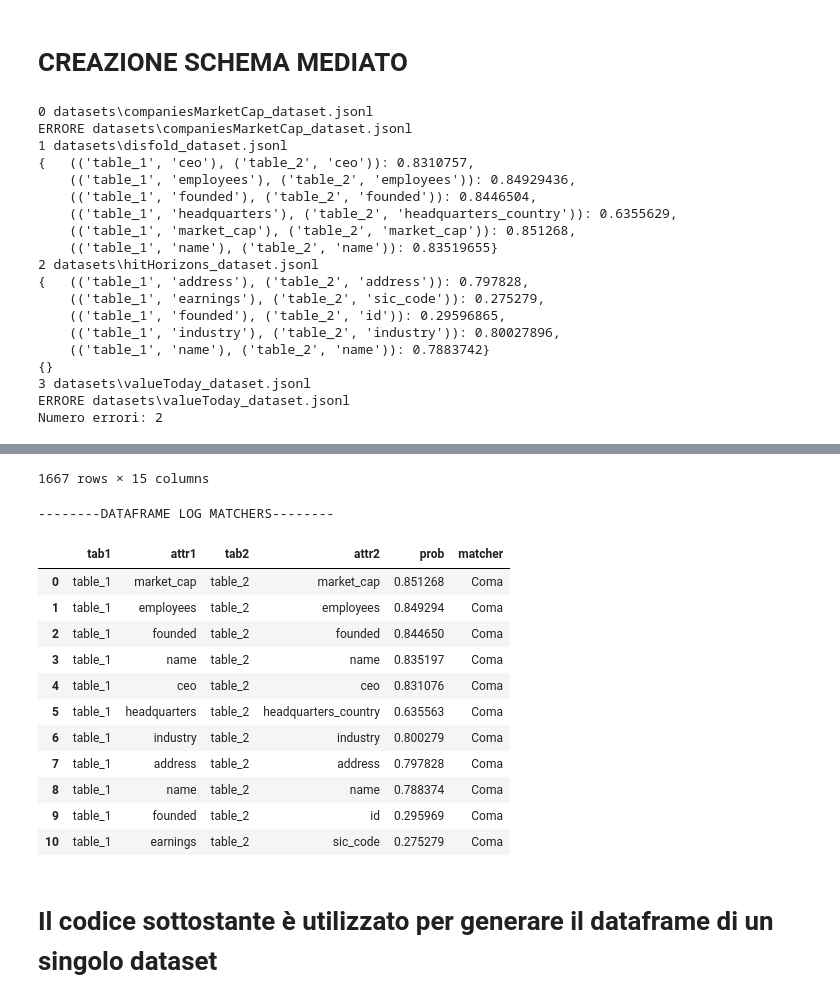
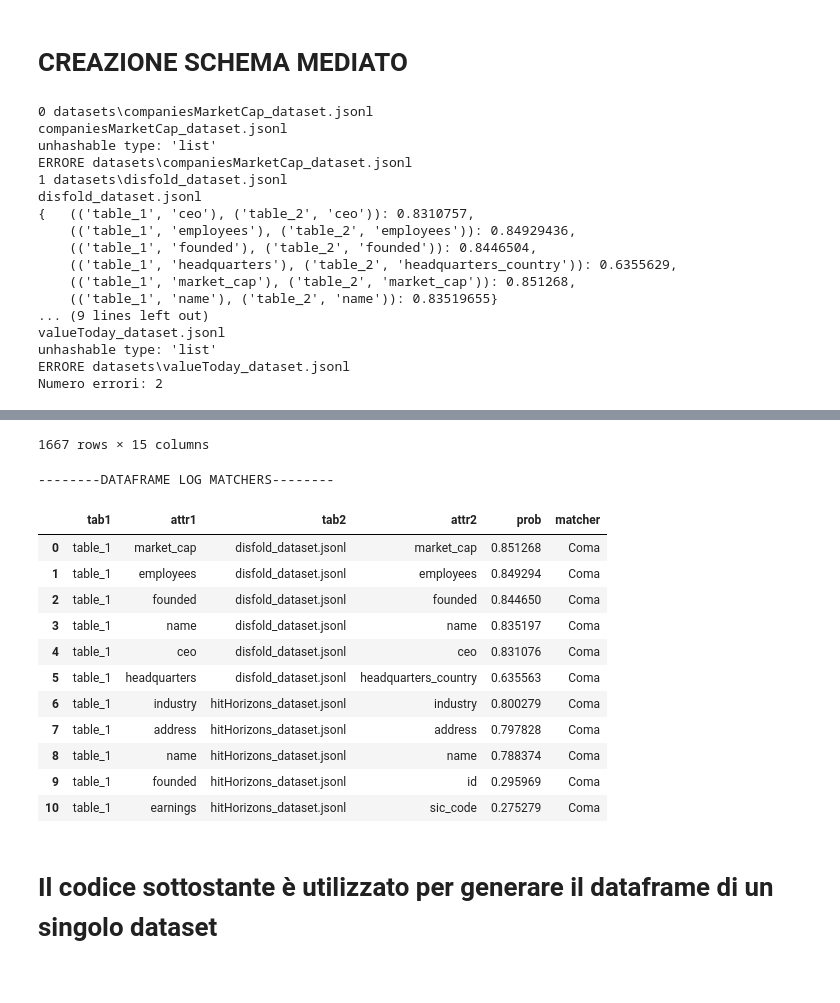
Before and after one commit to dedo99/Progetto_Finale_IDD, a Jupyter notebook: Schema_alignment.ipynb, the cells around one changed output, grey strips where cells are left out. Drawn from its saved outputs; the diff is of its cells as text; code cells hidden in the pictures.

```diff
--- a/Schema_alignment.ipynb
+++ b/Schema_alignment.ipynb
@@ -100,11 +100,11 @@ def creation_dataset_confronto(df1):
 
   return df1
 # %%
-def creation_df_log_matcher(df_logmachers, matches, i, type):
+def creation_df_log_matcher(df_logmachers, matches, i, type, name_dataset):
   record = {}
   record['tab1'] = i[0][0]
   record['attr1'] = i[0][1]
-  record['tab2'] = i[1][0]
+  record['tab2'] = name_dataset
   record['attr2'] = i[1][1]
   record['prob'] = matches[i]
   if type == 'coma':
@@ -116,7 +116,7 @@ def creation_df_log_matcher(df_logmachers, matches, i, type):
   df_logmachers=pd.concat([df_logmachers, temp_record], ignore_index=True)
   return df_logmachers
 # %%
-def creation_schema_alignment(df1, df2, df_confronto, df_logmachers):
+def creation_schema_alignment(df1, df2, df_confronto, df_logmachers, name_dataset):
 
   # Instantiate matcher and run
   # Coma requires java to be installed on your machine
@@ -130,17 +130,18 @@ def creation_schema_alignment(df1, df2, df_confronto, df_logmachers):
   attributi_mediato = []
   attributi_dataset = []
   for i in matches_coma:
-    df_logmachers = creation_df_log_matcher(df_logmachers, matches_coma, i, 'coma')
+    df_logmachers = creation_df_log_matcher(df_logmachers, matches_coma, i, 'coma', name_dataset)
     if matches_coma[i] > 0.5:
       attributi_mediato.append(i[0][1])
       attributi_dataset.append(i[1][1])
     else:
-      if not distr_run:
-        matcher_distr = DistributionBased(0.9, 0.9)
-        matches_distr = valentine_match(df_confronto, df2, matcher_distr)
-        distr_run = True
       try:
-        df_logmachers = creation_df_log_matcher(df_logmachers, matches_distr, i, 'distribution')
+        if not distr_run:
+          matcher_distr = DistributionBased(0.9, 0.9)
+          matches_distr = valentine_match(df_confronto, df2, matcher_distr)
+          distr_run = True
+        # distribution based già instanziato
+        df_logmachers = creation_df_log_matcher(df_logmachers, matches_distr, i, 'distribution', name_dataset)
         if matches_distr[i] > 0.5:
           attributi_mediato.append(i[0][1])
           attributi_dataset.append(i[1][1])
@@ -199,8 +200,9 @@ if seleziona_tipo==0 or seleziona_tipo==1:
     print(str(i) + " " + str(path))
     i = i+1
     df2 = pd.read_json(path)
+    name_dataset = str(path).split('\\')[1]
     try:
-      df1, df_logmachers = creation_schema_alignment(df1, df2, df_confronto, df_logmachers)
+      df1, df_logmachers = creation_schema_alignment(df1, df2, df_confronto, df_logmachers, name_dataset)
     except:
       print("ERRORE " + str(path))
       num_error = num_error + 1
@@ -212,9 +214,12 @@ if seleziona_tipo==0 or seleziona_tipo==2:
     print(str(i) + " " + str(path))
     i = i+1
     df2 = pd.read_json(path, lines=True)
+    name_dataset = str(path).split('\\')[1]
+    print(name_dataset)
     try:
-      df1, df_logmachers = creation_schema_alignment(df1, df2, df_confronto, df_logmachers)
-    except:
+      df1, df_logmachers = creation_schema_alignment(df1, df2, df_confronto, df_logmachers, name_dataset)
+    except Exception as e:
+      print(e)
       print("ERRORE " + str(path))
       num_error = num_error + 1
 
@@ -225,8 +230,9 @@ if seleziona_tipo==0 or seleziona_tipo==3:
     print(str(i) + " " + str(path))
     i = i+1
     df2 = pd.read_csv(path)
+    name_dataset = str(path).split('\\')[1]
     try:
-      df1, df_logmachers = creation_schema_alignment(df1, df2, df_confronto, df_logmachers)
+      df1, df_logmachers = creation_schema_alignment(df1, df2, df_confronto, df_logmachers, name_dataset)
     except:
       print("ERRORE " + str(path))
       num_error = num_error + 1
@@ -238,8 +244,9 @@ if seleziona_tipo==0 or seleziona_tipo==4:
     print(str(i) + " " + str(path))
     i = i+1
     df2 = pd.read_excel(path)
+    name_dataset = str(path).split('\\')[1]
     try:
-      df1, df_logmachers = creation_schema_alignment(df1, df2, df_confronto, df_logmachers)
+      df1, df_logmachers = creation_schema_alignment(df1, df2, df_confronto, df_logmachers, name_dataset)
     except:
       print("ERRORE " + str(path))
       num_error = num_error + 1
@@ -251,8 +258,9 @@ if seleziona_tipo==0 or seleziona_tipo==5:
     print(str(i) + " " + str(path))
     i = i+1
     df2 = pd.read_excel(path)
+    name_dataset = str(path).split('\\')[1]
     try:
-      df1, df_logmachers = creation_schema_alignment(df1, df2, df_confronto, df_logmachers)
+      df1, df_logmachers = creation_schema_alignment(df1, df2, df_confronto, df_logmachers, name_dataset)
     except:
       print("ERRORE " + str(path))
       num_error = num_error + 1
@@ -262,52 +270,50 @@ print("Numero errori: " + str(num_error))
 display(df1)
 print('--------DATAFRAME LOG MATCHERS--------')
 display(df_logmachers)
 # %% [output]
 0 datasets\companiesMarketCap_dataset.jsonl
+companiesMarketCap_dataset.jsonl
+unhashable type: 'list'
 ERRORE datasets\companiesMarketCap_dataset.jsonl
 1 datasets\disfold_dataset.jsonl
+disfold_dataset.jsonl
 {   (('table_1', 'ceo'), ('table_2', 'ceo')): 0.8310757,
     (('table_1', 'employees'), ('table_2', 'employees')): 0.84929436,
     (('table_1', 'founded'), ('table_2', 'founded')): 0.8446504,
     (('table_1', 'headquarters'), ('table_2', 'headquarters_country')): 0.6355629,
     (('table_1', 'market_cap'), ('table_2', 'market_cap')): 0.851268,
     (('table_1', 'name'), ('table_2', 'name')): 0.83519655}
-2 datasets\hitHorizons_dataset.jsonl
-{   (('table_1', 'address'), ('table_2', 'address')): 0.797828,
-    (('table_1', 'earnings'), ('table_2', 'sic_code')): 0.275279,
-    (('table_1', 'founded'), ('table_2', 'id')): 0.29596865,
-    (('table_1', 'industry'), ('table_2', 'industry')): 0.80027896,
-    (('table_1', 'name'), ('table_2', 'name')): 0.7883742}
-{}
-3 datasets\valueToday_dataset.jsonl
+... (9 lines left out)
+valueToday_dataset.jsonl
+unhashable type: 'list'
 ERRORE datasets\valueToday_dataset.jsonl
 Numero errori: 2
 |  | name | industry | market_cap | employees | country | headquarters | address | sector | ceo | founded | ... |
 | 0 | Apple | NaN | $2.825 Trillion | 100,000 | NaN | Cupertino | NaN | NaN | Mr. Timothy D. Cook | April 1, 1976 | ... |
 | 1 | Danaher | NaN | $208.03 Billion | 78,000 | NaN | Washington | NaN | NaN | Mr. Rainer M. Blair | 1969 | ... |
 | 2 | Merck | NaN | $210.38 Billion | 67,000 | NaN | Kenilworth | NaN | NaN | Mr. Robert M. Davis J.D. | 1891 | ... |
 | 3 | Bhp | NaN | A$281.66 Billion | 40,110 | NaN | Melbourne | NaN | NaN | Mr. Mike P. Henry B.Sc., BSc (Chem) | 1885 | ... |
 | 4 | Nike | NaN | $213.60 Billion | 73,300 | NaN | Beaverton | NaN | NaN | Mr. John J. Donahoe II | January 25, 1964 | ... |
 | ... | ... | ... | ... | ... | ... | ... | ... | ... | ... | ... | ... |
 | 1662 | Legacy Srl | Finance, Insurance, and Real Estate | NaN | NaN | NaN | NaN | VIA DELLA ZECCA 2, BOLOGNA, 40121... | NaN | NaN | NaN | ... |
 | 1663 | Cribis Holding Srl | Finance, Insurance, and Real Estate | NaN | NaN | NaN | NaN | VIA DELLA ZECCA 2, BOLOGNA, 40121... | NaN | NaN | NaN | ... |
 | 1664 | Porsche Italia Spa | Retail Trade | NaN | NaN | NaN | NaN | CORSO STATI UNITI 35, PADOVA, 351... | NaN | NaN | NaN | ... |
 | 1665 | Intesa Sanpaolo Rbm Salute Spa | Finance, Insurance, and Real Estate | NaN | NaN | NaN | NaN | VIALE STELVIO 55/57, MILANO, 2015... | NaN | NaN | NaN | ... |
 | 1666 | Brenntag Spa | Wholesale Trade | NaN | NaN | NaN | NaN | STRADA 6 PALAZZO A 13 MILANOFIORI... | NaN | NaN | NaN | ... |
 1667 rows × 15 columns
 --------DATAFRAME LOG MATCHERS--------
 |  | tab1 | attr1 | tab2 | attr2 | prob | matcher |
-| 0 | table_1 | market_cap | table_2 | market_cap | 0.851268 | Coma |
-| 1 | table_1 | employees | table_2 | employees | 0.849294 | Coma |
-| 2 | table_1 | founded | table_2 | founded | 0.844650 | Coma |
-| 3 | table_1 | name | table_2 | name | 0.835197 | Coma |
-| 4 | table_1 | ceo | table_2 | ceo | 0.831076 | Coma |
-| 5 | table_1 | headquarters | table_2 | headquarters_country | 0.635563 | Coma |
-| 6 | table_1 | industry | table_2 | industry | 0.800279 | Coma |
-| 7 | table_1 | address | table_2 | address | 0.797828 | Coma |
-| 8 | table_1 | name | table_2 | name | 0.788374 | Coma |
-| 9 | table_1 | founded | table_2 | id | 0.295969 | Coma |
-| 10 | table_1 | earnings | table_2 | sic_code | 0.275279 | Coma |
+| 0 | table_1 | market_cap | disfold_dataset.jsonl | market_cap | 0.851268 | Coma |
+| 1 | table_1 | employees | disfold_dataset.jsonl | employees | 0.849294 | Coma |
+| 2 | table_1 | founded | disfold_dataset.jsonl | founded | 0.844650 | Coma |
+| 3 | table_1 | name | disfold_dataset.jsonl | name | 0.835197 | Coma |
+| 4 | table_1 | ceo | disfold_dataset.jsonl | ceo | 0.831076 | Coma |
+| 5 | table_1 | headquarters | disfold_dataset.jsonl | headquarters_country | 0.635563 | Coma |
+| 6 | table_1 | industry | hitHorizons_dataset.jsonl | industry | 0.800279 | Coma |
+| 7 | table_1 | address | hitHorizons_dataset.jsonl | address | 0.797828 | Coma |
+| 8 | table_1 | name | hitHorizons_dataset.jsonl | name | 0.788374 | Coma |
+| 9 | table_1 | founded | hitHorizons_dataset.jsonl | id | 0.295969 | Coma |
+| 10 | table_1 | earnings | hitHorizons_dataset.jsonl | sic_code | 0.275279 | Coma |
 # %%
 df1.to_csv('schema_mediato.csv')
 # %%
```
Also changed, not shown: parts of 2 cells of this notebook, 6 other files.
